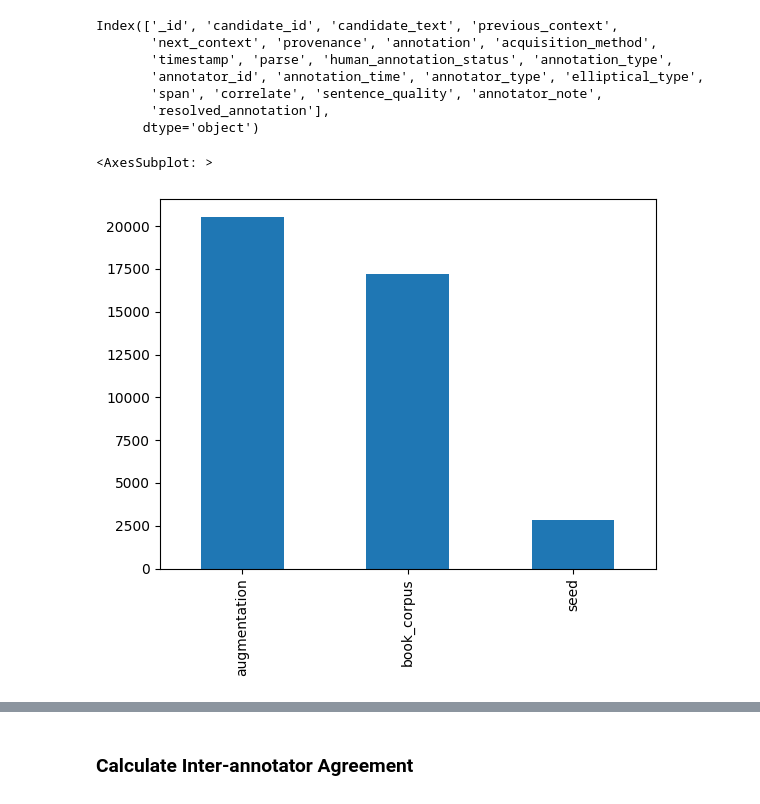
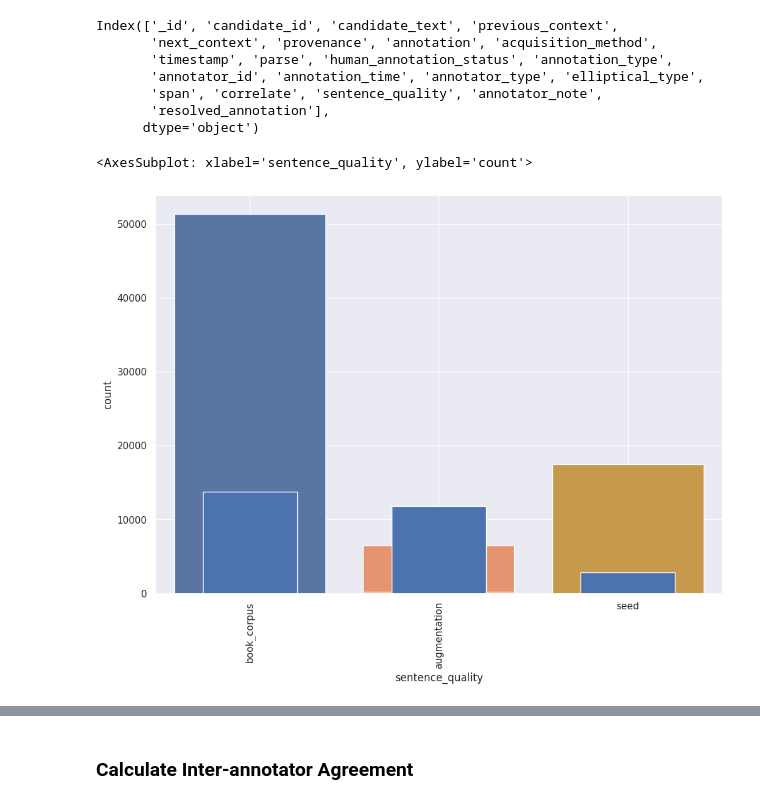
Before and after one commit to karahan-sahin/ellipsis-tr, a Jupyter notebook: main.ipynb, the cells around one changed output, grey strips where cells are left out. Cells and saved outputs as stored; diff of their text form; code cells hidden in the pictures.

```diff
--- a/main.ipynb
+++ b/main.ipynb
@@ -42,9 +42,16 @@ ellipsis_df = ellipsis_df[[
 ]]
-# %%
-ellipsis_df.drop_duplicates('candidate_id').provenance.value_counts().plot(kind='bar')
-# %% [output]
-<AxesSubplot: >
-[figure, removed]
+# %%
+# use seaborn
+import seaborn as sns
+
+sns.set(rc={'figure.figsize':(11.7,8.27)})
+sns.countplot(x='elliptical_type', data=ellipsis_df)
+sns.countplot(x='sentence_quality', data=ellipsis_df)
+
+ellipsis_df.drop_duplicates('candidate_id').provenance.value_counts().plot(kind='bar')
+# %% [output]
+<AxesSubplot: xlabel='sentence_quality', ylabel='count'>
+[figure, added]
 # %%
 ellipsis_df.elliptical_type = ellipsis_df.elliptical_type.replace({
     'arg_drop': 'Argument Drop',
```
Also changed, not shown: parts of 24 cells of this notebook, 1 other file.
